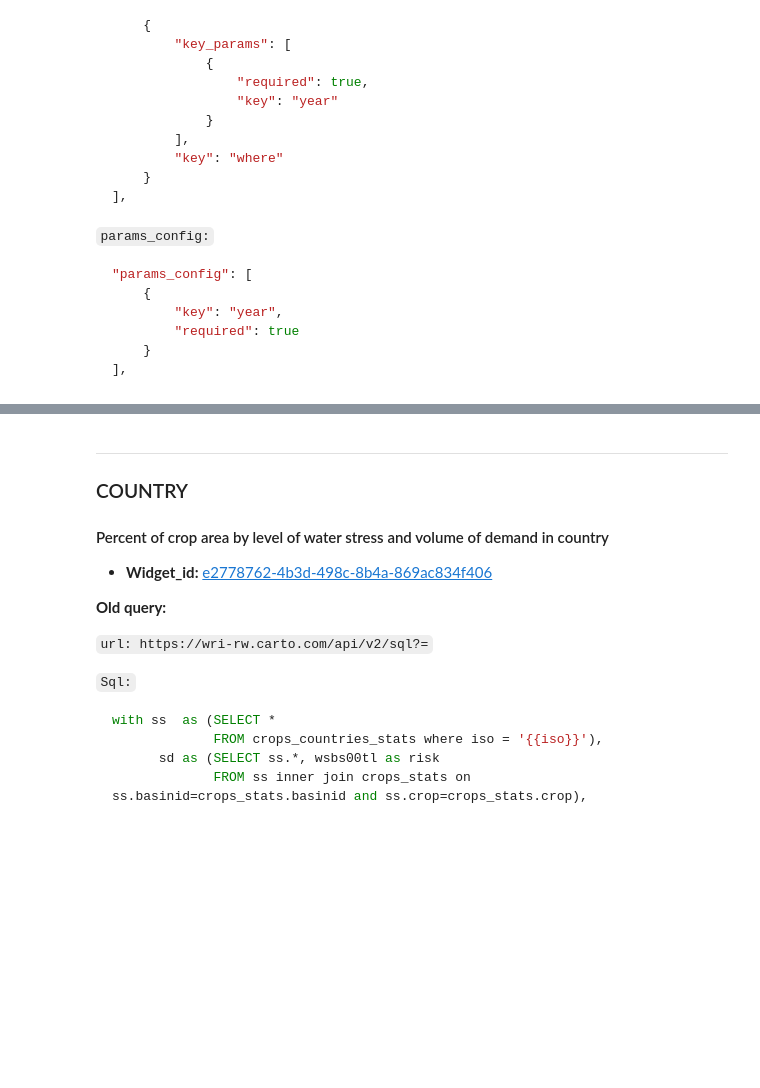
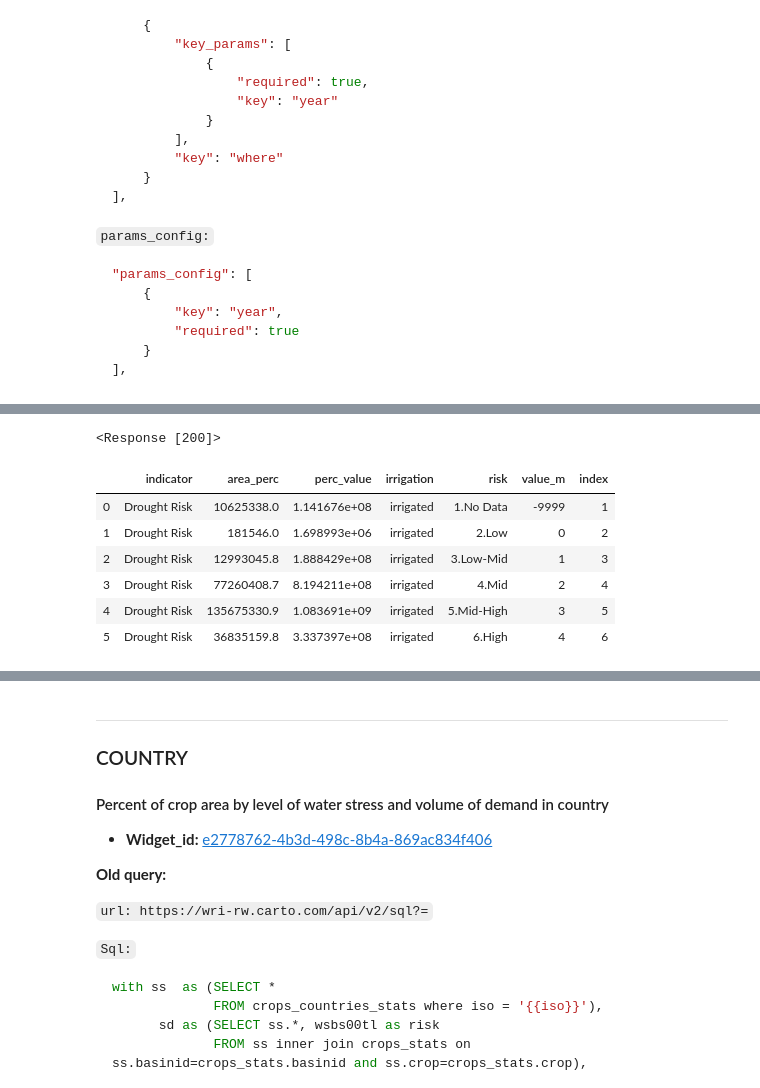
Before and after one commit to resource-watch/notebooks, a Jupyter notebook: Aqueduct/lab/AQ_1_V3_Widget_definition.ipynb, the cells around one changed output, grey strips where cells are left out. Saved outputs shown, nothing was run; the diff lists cells and outputs as text; code cells hidden in the pictures; blank space fills up the shorter version.

```diff
--- a/Aqueduct/lab/AQ_1_V3_Widget_definition.ipynb
+++ b/Aqueduct/lab/AQ_1_V3_Widget_definition.ipynb
@@ -1206,0 +1279,15 @@ df
+# %%
+payload = {'q': "with a as (SELECT sum(area) as area_perc, indicator, irrigation, sum(prod) as perc_value, risk FROM crops_risk_stats WHERE year=2010  GROUP BY indicator, irrigation, risk ORDER BY indicator, indicator, risk), b as (SELECT initcap(split_part(risk, ' (', 1)) as risk, replace(initcap(indicator), '_', ' ') as indicator, area_perc, perc_value, irrigation FROM a WHERE indicator='drought_risk' and irrigation='irrigated'), c as (SELECT indicator, area_perc, perc_value, irrigation, CASE when risk IN ('No Data') then '1.No Data' when risk IN ('Low') then '2.Low' when risk IN ('Low - Medium') then '3.Low-Mid' when risk IN ('Medium') then '4.Mid' when risk IN ('Medium - High') then '5.Mid-High' when risk IN ('High') then '6.High' END as risk, CASE when risk IN ('No Data') then -9999 when risk IN ('Low') then 0 when risk IN ('Low - Medium') then 1 when risk IN ('Medium') then 2 when risk IN ('Medium - High') then 3 when risk IN ('High') then 4 END as value_m FROM b) SELECT indicator, area_perc, perc_value, irrigation, risk, value_m, row_number() over (partition by indicator order by value_m asc) as index FROM c"}
+r = requests.get('https://wri-rw.carto.com/api/v2/sql', params=payload)
+print(r)
+df = pd.read_json(json.dumps(r.json()['rows']), orient='records')
+df
+# %% [output]
+<Response [200]>
+|  | indicator | area_perc | perc_value | irrigation | risk | value_m | index |
+| 0 | Drought Risk | 10625338.0 | 1.141676e+08 | irrigated | 1.No Data | -9999 | 1 |
+| 1 | Drought Risk | 181546.0 | 1.698993e+06 | irrigated | 2.Low | 0 | 2 |
+| 2 | Drought Risk | 12993045.8 | 1.888429e+08 | irrigated | 3.Low-Mid | 1 | 3 |
+| 3 | Drought Risk | 77260408.7 | 8.194211e+08 | irrigated | 4.Mid | 2 | 4 |
+| 4 | Drought Risk | 135675330.9 | 1.083691e+09 | irrigated | 5.Mid-High | 3 | 5 |
+| 5 | Drought Risk | 36835159.8 | 3.337397e+08 | irrigated | 6.High | 4 | 6 |
```
Also changed, not shown: parts of 11 cells of this notebook, 3 other files.
